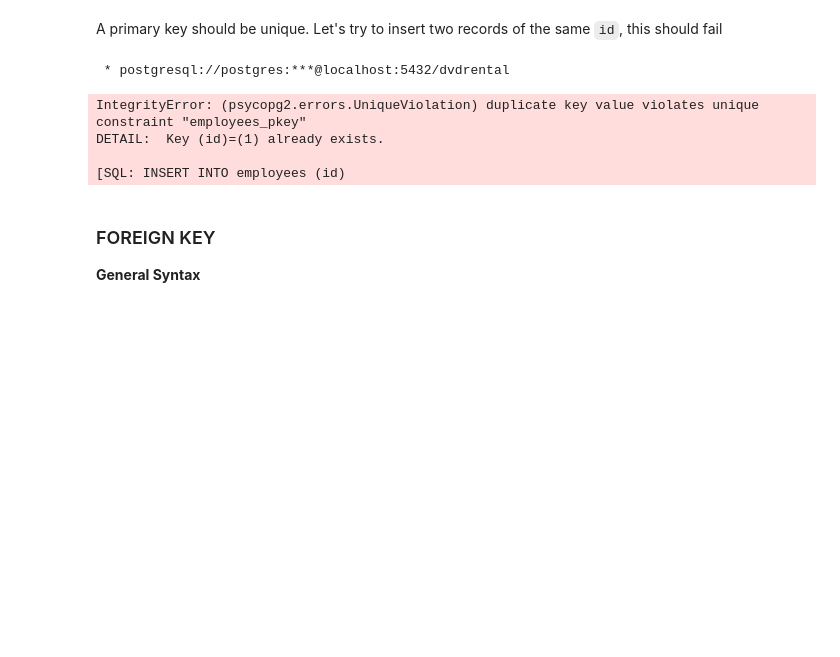
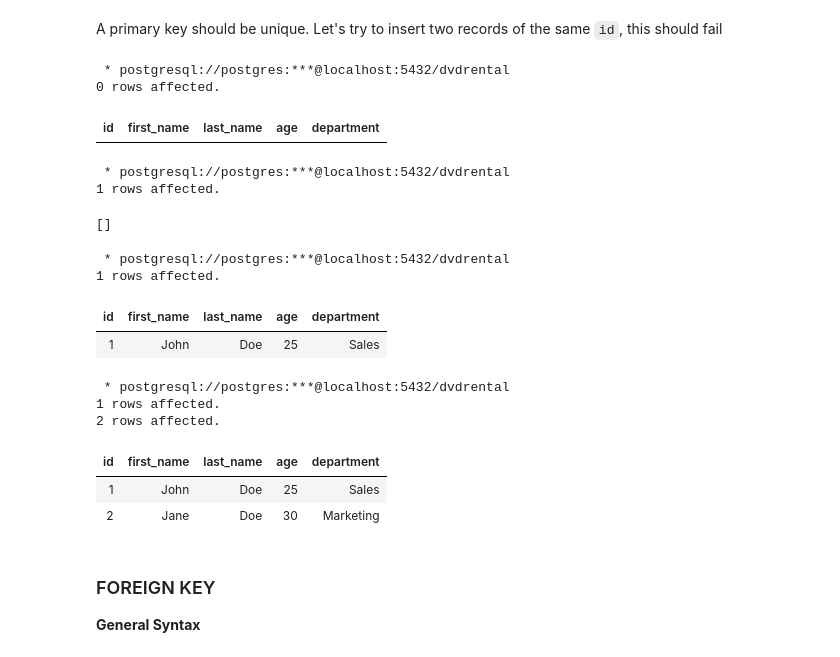
Before and after one commit to TRU-DASC/DASC_5410_students, a Jupyter notebook: _sources/lectures/lecture7.ipynb, the cells around one changed output. Drawn from its saved outputs; the diff is of its cells as text; code cells hidden in the pictures; blank space fills up the shorter version.

```diff
--- a/_sources/lectures/lecture7.ipynb
+++ b/_sources/lectures/lecture7.ipynb
@@ -98,16 +98,42 @@ Done.
   - `department VARCHAR(50)`: Creates a column for the department with a maximum length of 50 characters.
 # %% [markdown]
 A primary key should be unique. Let's try to insert two records of the same `id`, this should fail
+# %%
+%%sql
+SELECT * FROM employees;
+# %% [output]
+ * postgresql://postgres:***@localhost:5432/dvdrental
+0 rows affected.
+| id | first_name | last_name | age | department |
 # %%
 %%sql
-INSERT INTO employees (id)
-VALUES (1), (1);
+INSERT INTO employees (first_name, last_name, age, department)
+VALUES ('John', 'Doe', 25, 'Sales');
 # %% [output]
  * postgresql://postgres:***@localhost:5432/dvdrental
+1 rows affected.
-IntegrityError: (psycopg2.errors.UniqueViolation) duplicate key value violates unique constraint "employees_pkey"
-DETAIL:  Key (id)=(1) already exists.
-
-[SQL: INSERT INTO employees (id)
+[]
+# %%
+%%sql
+SELECT * FROM employees;
+# %% [output]
+ * postgresql://postgres:***@localhost:5432/dvdrental
+1 rows affected.
+| id | first_name | last_name | age | department |
+| 1 | John | Doe | 25 | Sales |
+# %%
+%%sql
+INSERT INTO employees
+VALUES (2, 'Jane', 'Doe', 30, 'Marketing');
+
+SELECT * FROM employees;
+# %% [output]
+ * postgresql://postgres:***@localhost:5432/dvdrental
+1 rows affected.
+2 rows affected.
+| id | first_name | last_name | age | department |
+| 1 | John | Doe | 25 | Sales |
+| 2 | Jane | Doe | 30 | Marketing |
 # %% [markdown]
 ### FOREIGN KEY
 
```
Also changed, not shown: parts of 19 cells of this notebook, 11 other files.
